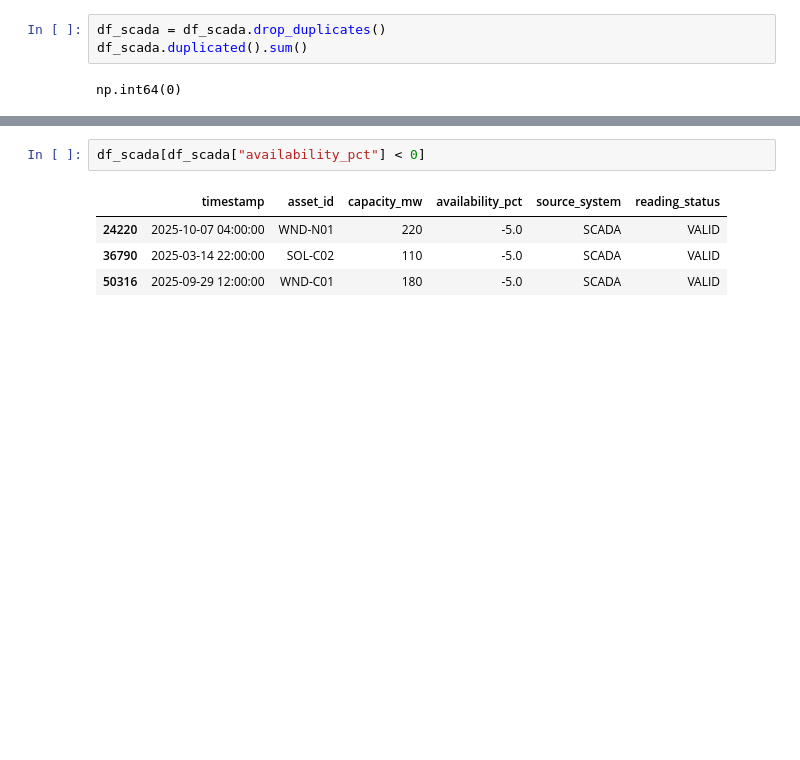
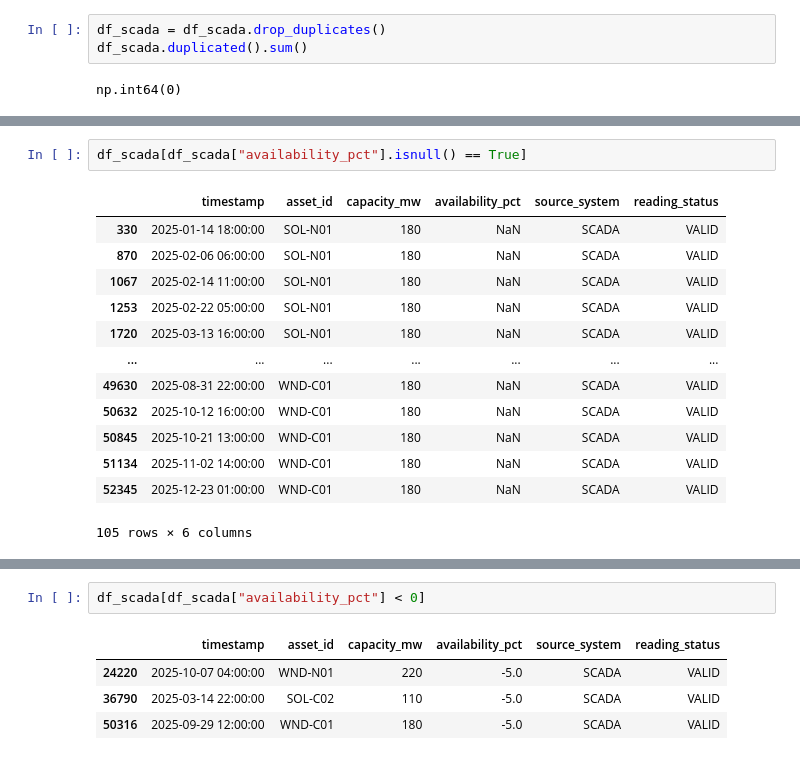
Before and after one commit to sadamhabnawi28/GreenGrid_Energy_Project, a Jupyter notebook: scripts/data_cleaning.ipynb, the cells around one changed output, grey strips where cells are left out. Drawn from its saved outputs; the diff is of its cells as text; blank space fills up the shorter version.

```diff
--- a/scripts/data_cleaning.ipynb
+++ b/scripts/data_cleaning.ipynb
@@ -490,3 +493,19 @@ df_scada.describe()
 | 50% | 160.000000 | 98.480370 |
 | 75% | 180.000000 | 99.029918 |
 | max | 220.000000 | 150.000000 |
+# %%
+df_scada[df_scada["availability_pct"].isnull() == True]
+# %% [output]
+|  | timestamp | asset_id | capacity_mw | availability_pct | source_system | reading_status |
+| 330 | 2025-01-14 18:00:00 | SOL-N01 | 180 | NaN | SCADA | VALID |
+| 870 | 2025-02-06 06:00:00 | SOL-N01 | 180 | NaN | SCADA | VALID |
+| 1067 | 2025-02-14 11:00:00 | SOL-N01 | 180 | NaN | SCADA | VALID |
+| 1253 | 2025-02-22 05:00:00 | SOL-N01 | 180 | NaN | SCADA | VALID |
+| 1720 | 2025-03-13 16:00:00 | SOL-N01 | 180 | NaN | SCADA | VALID |
+| ... | ... | ... | ... | ... | ... | ... |
+| 49630 | 2025-08-31 22:00:00 | WND-C01 | 180 | NaN | SCADA | VALID |
+| 50632 | 2025-10-12 16:00:00 | WND-C01 | 180 | NaN | SCADA | VALID |
+| 50845 | 2025-10-21 13:00:00 | WND-C01 | 180 | NaN | SCADA | VALID |
+| 51134 | 2025-11-02 14:00:00 | WND-C01 | 180 | NaN | SCADA | VALID |
+| 52345 | 2025-12-23 01:00:00 | WND-C01 | 180 | NaN | SCADA | VALID |
+105 rows × 6 columns
```
Also changed, not shown: parts of 12 cells of this notebook.
